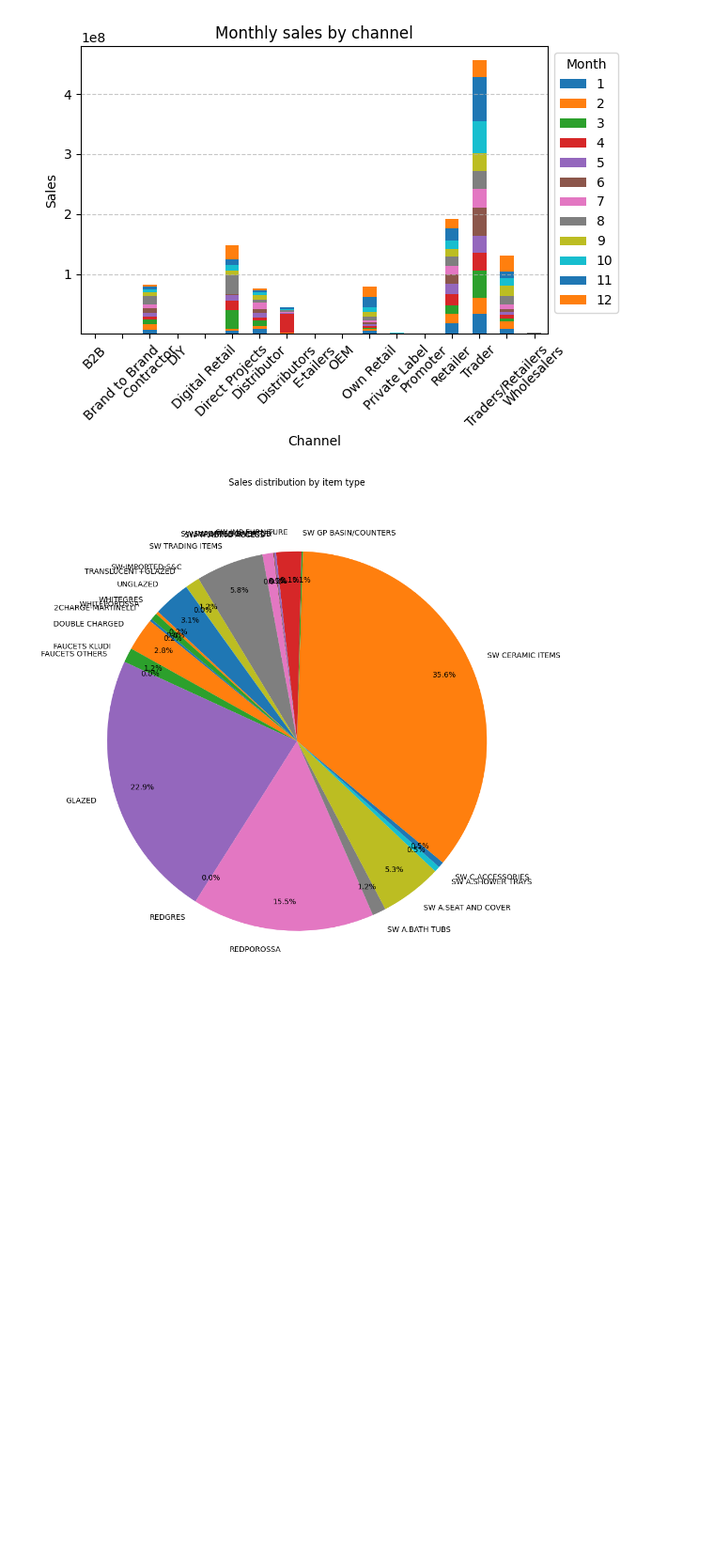
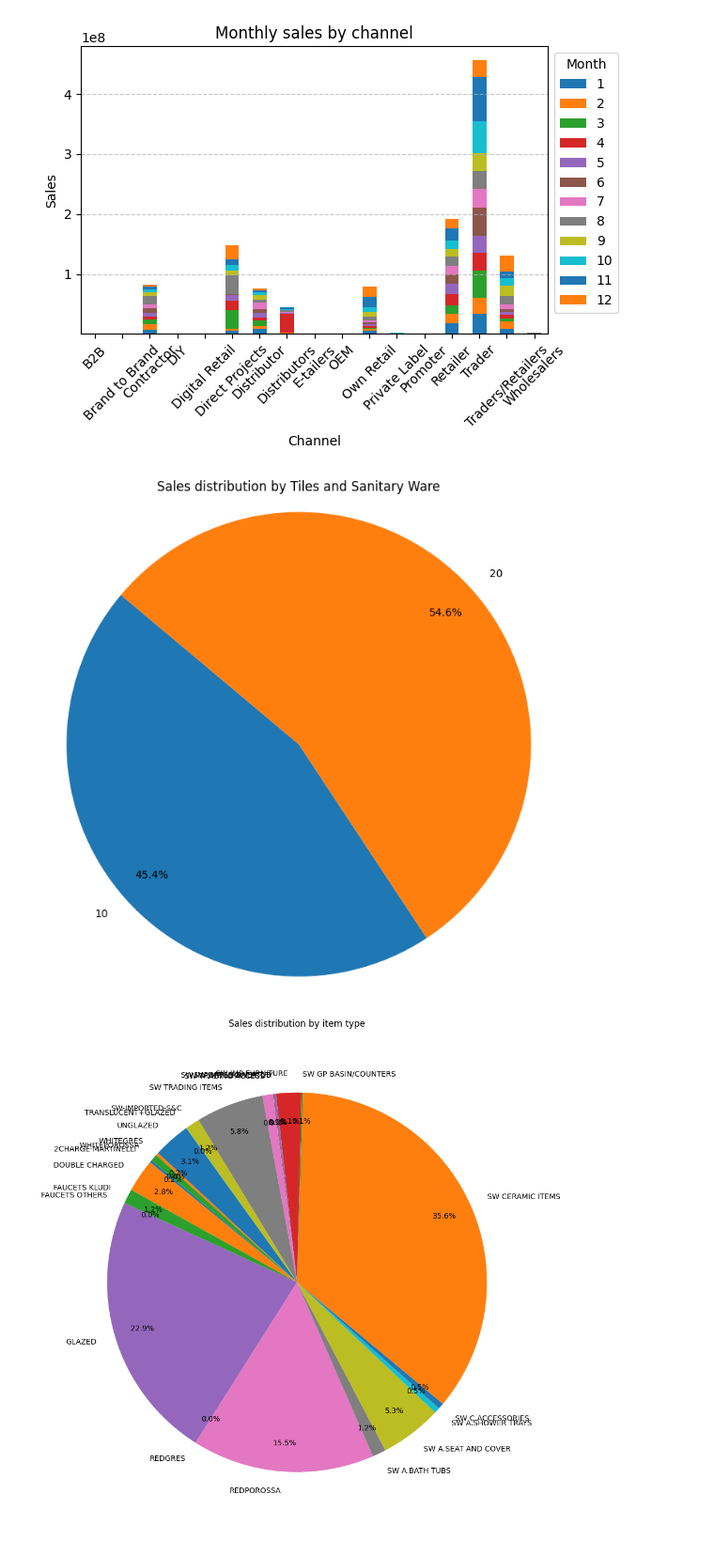
Before and after one commit to Unknown52790/Sales-Prediction, a Jupyter notebook: Sales_Graph.ipynb, the cells around one changed output. Shown at 94% size. Drawn from its saved outputs; the diff is of its cells as text; code cells hidden in the pictures; blank space fills up the shorter version.

```diff
--- a/Sales_Graph.ipynb
+++ b/Sales_Graph.ipynb
@@ -122,5 +122,17 @@ plt.show()
 # %% [output]
 <Figure size 1200x600 with 0 Axes>
 [figure]
+# %%
+sales_by_itemtype=df.groupby('Division')['Sales'].sum().reset_index()
+plt.figure(figsize=(7, 7))
+item_typ=sales_by_itemtype['Division']
+sales_val=sales_by_itemtype['Sales']
+plt.pie(sales_val, labels=item_typ ,autopct='%1.1f%%',startangle=140,labeldistance=1.1,pctdistance=0.85)
+plt.title('Sales distribution by Tiles and Sanitary Ware')
+plt.axis('equal')
+plt.tight_layout()
+plt.show()
+# %% [output]
+[figure, added]
 # %%
 sales_by_itemtype=df.groupby('Item Type')['Sales'].sum().reset_index()
```
Also changed, not shown: parts of 5 cells of this notebook.
